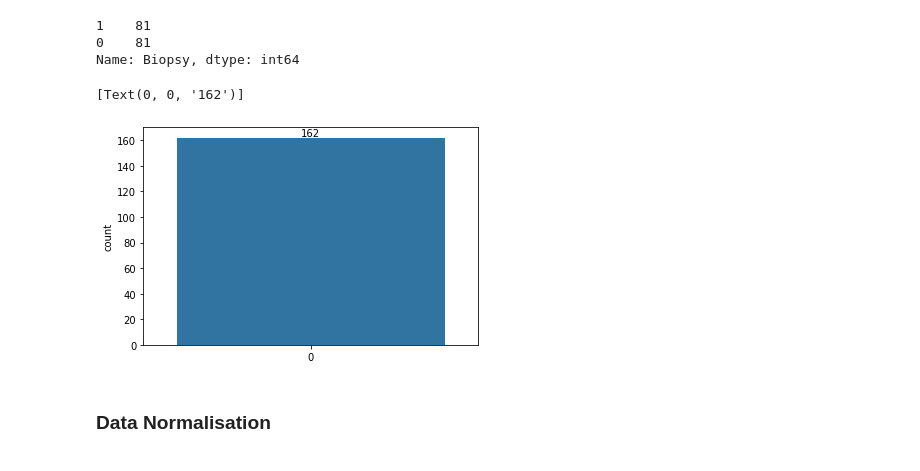
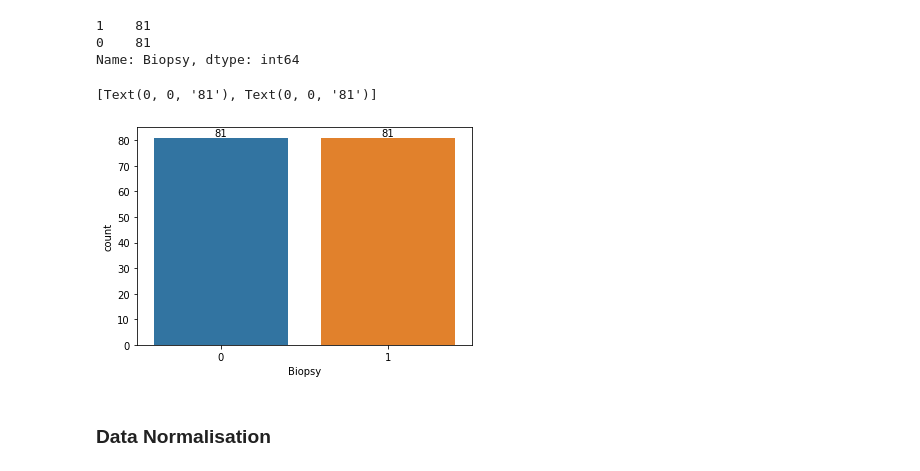
Before and after one commit to ahdeanlau/Cervical-Cancer-Diagnosis-Prediction-Model, a Jupyter notebook: Project Part 1.ipynb, the cells around one changed output. Drawn from its saved outputs; the diff is of its cells as text; code cells hidden in the pictures.

```diff
--- a/Project Part 1.ipynb
+++ b/Project Part 1.ipynb
@@ -1083,7 +1083,7 @@ train_upsampled['Biopsy'].value_counts()
 Name: Biopsy, dtype: int64
 # %%
 # Visualise the balanced data
-y_train_countplot = sns.countplot(train_upsampled['Biopsy'])
+y_train_countplot = sns.countplot(data = train_upsampled, x = 'Biopsy')
 
 for container in y_train_countplot.containers:
     y_train_countplot.bar_label(container)
@@ -1162,8 +1162,8 @@ vald_upsampled['Biopsy'].value_counts()
 Name: Biopsy, dtype: int64
 # %%
 # Visualise the balanced data
-y_vald_countplot = sns.countplot(data=vald_upsampled['Biopsy'])
+y_vald_countplot = sns.countplot(data = vald_upsampled, x = "Biopsy")
 
-for data in y_vald_countplot.containers:
-    y_vald_countplot.bar_label(data)
+for container in y_vald_countplot.containers:
+    y_vald_countplot.bar_label(container)
 # %% [output]
@@ -1221,12 +1221,13 @@ test_upsampled['Biopsy'].value_counts()
 Name: Biopsy, dtype: int64
 # %%
 # Visualise the balanced data
-y_test_countplot = sns.countplot(data=test_upsampled['Biopsy'])
-for data in y_test_countplot.containers:
-    y_test_countplot.bar_label(data)
+y_test_countplot = sns.countplot(data = test_upsampled, x = "Biopsy")
+
+for container in y_test_countplot.containers:
+    y_test_countplot.bar_label(container)
 # %% [output]
-[Text(0, 0, '162')]
+[Text(0, 0, '81'), Text(0, 0, '81')]
-[figure, old version]
+[figure, new version]
 # %% [markdown]
 ### Data Normalisation
 # %% [markdown]
```
Also changed, not shown: parts of 4 cells of this notebook.
